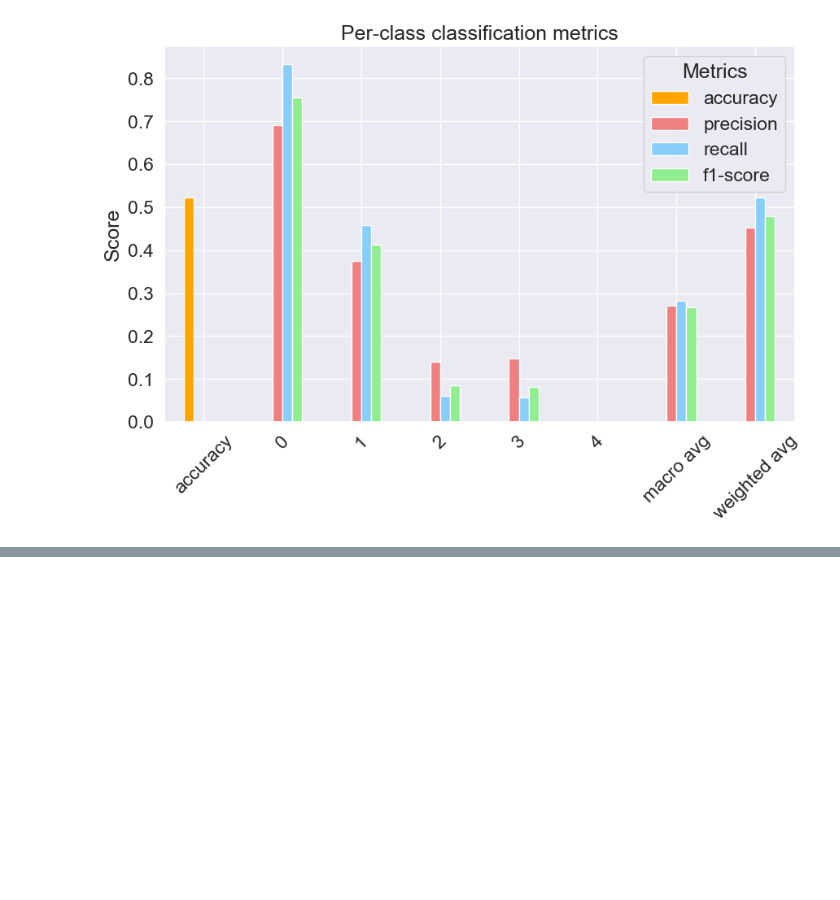
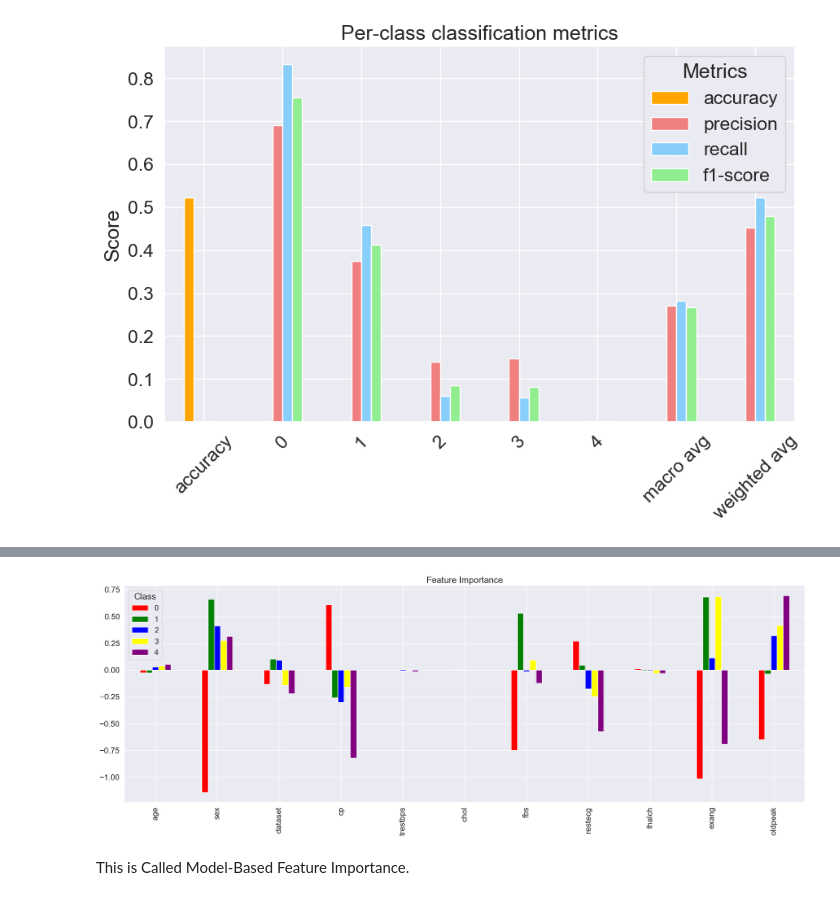
Before and after one commit to Mohamad-Namaki/Classification-Project-UCI-Heart-Disease, a Jupyter notebook: Classification Project - UCI Heart Disease/Project.ipynb, the cells around one changed output, grey strips where cells are left out. Drawn from its saved outputs; the diff is of its cells as text; code cells hidden in the pictures; blank space fills up the shorter version.

Commit message:
model based feature importance performed

```diff
--- a/Project.ipynb
+++ b/Classification Project - UCI Heart Disease/Project.ipynb
@@ -534,0 +549,5 @@ plt.show()
+# %%
+clf.fit(x_train, y_train)
+
+feature_df = pd.DataFrame(clf.coef_, columns=x.columns).T
+feature_df
@@ -534,0 +567,10 @@ plt.show()
+# %%
+ax = feature_df.plot.bar(figsize=(25, 8),
+                    title="Feature Importance",
+                    color=['red', 'green', 'blue', 'yellow','purple'])
+plt.legend(title='Class')
+plt.show()
+# %% [output]
+[figure, added]
+# %% [markdown]
+This is Called Model-Based Feature Importance.
```
Also changed, not shown: parts of 3 cells of this notebook, 2 other files.
